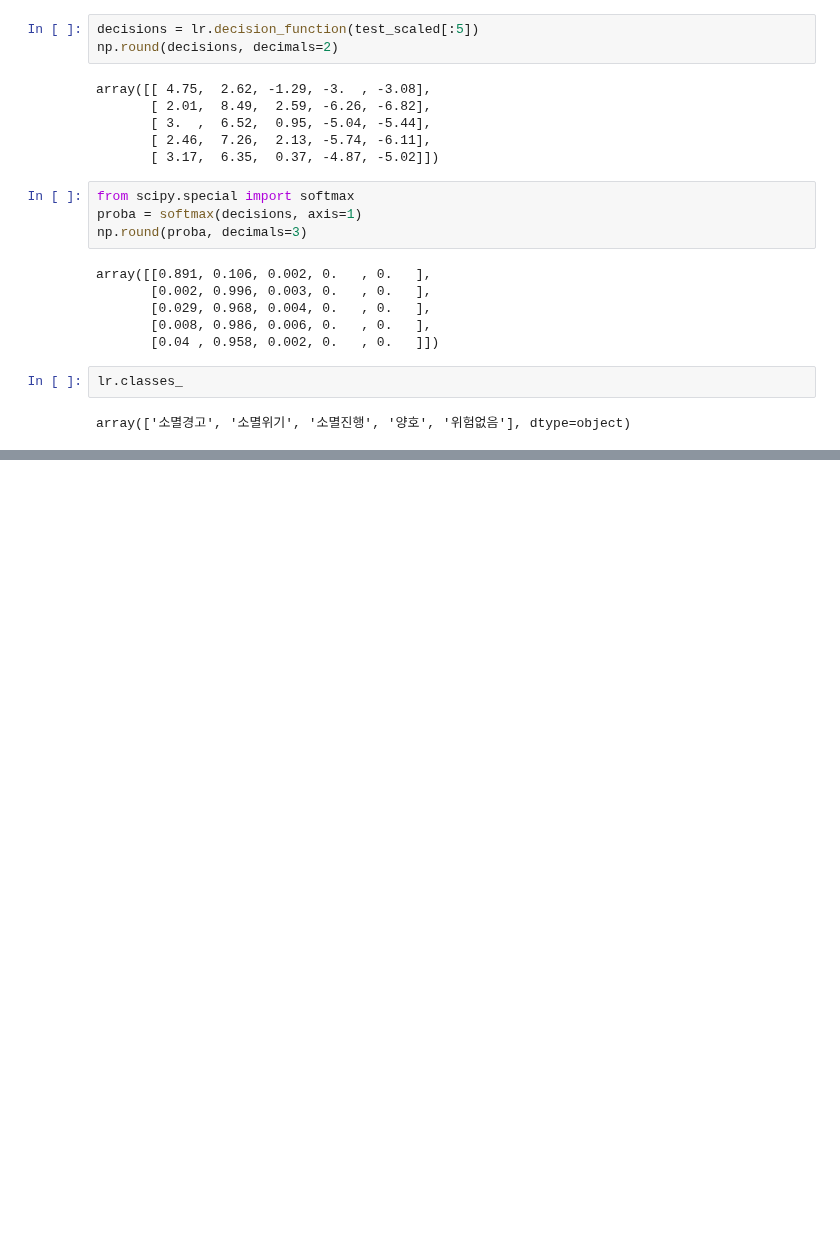
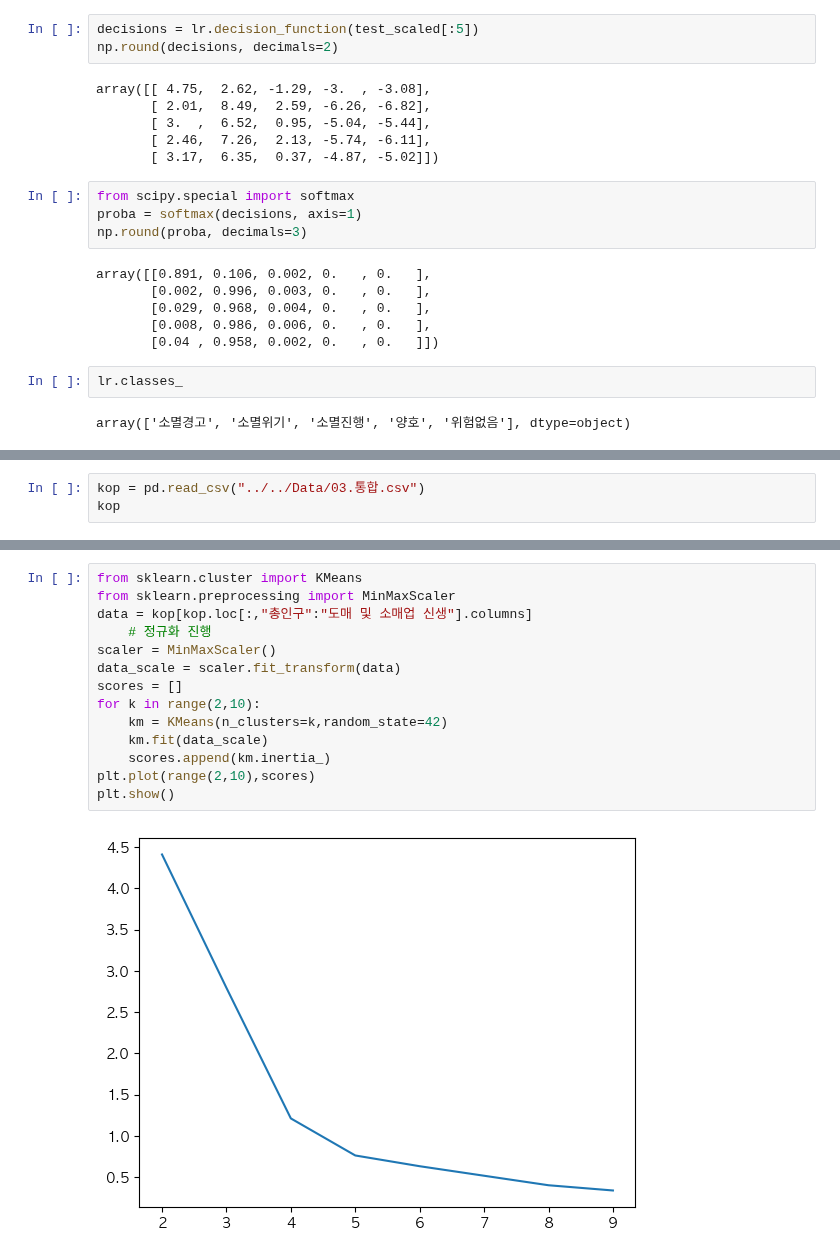
Before and after one commit to vxornjs11/Pytone_Flutter, a Jupyter notebook: Note/study/로지스틱회귀.ipynb, the cells around one changed output, grey strips where cells are left out. Drawn from its saved outputs; the diff is of its cells as text; blank space fills up the shorter version.

```diff
--- a/Note/study/로지스틱회귀.ipynb
+++ b/Note/study/로지스틱회귀.ipynb
@@ -195,0 +413,3 @@ array(['소멸경고', '소멸위기', '소멸진행', '양호', '위험없음']
+# %%
+kop = pd.read_csv("../../Data/03.통합.csv")
+kop
@@ -195,0 +430,16 @@ array(['소멸경고', '소멸위기', '소멸진행', '양호', '위험없음']
+# %%
+from sklearn.cluster import KMeans
+from sklearn.preprocessing import MinMaxScaler
+data = kop[kop.loc[:,"총인구":"도매 및 소매업 신생"].columns]
+    # 정규화 진행
+scaler = MinMaxScaler()
+data_scale = scaler.fit_transform(data)
+scores = []
+for k in range(2,10):
+    km = KMeans(n_clusters=k,random_state=42)
+    km.fit(data_scale)
+    scores.append(km.inertia_)
+plt.plot(range(2,10),scores)
+plt.show()
+# %% [output]
+[figure, added]
```
Also changed, not shown: parts of 40 cells of this notebook, 2 other files.
